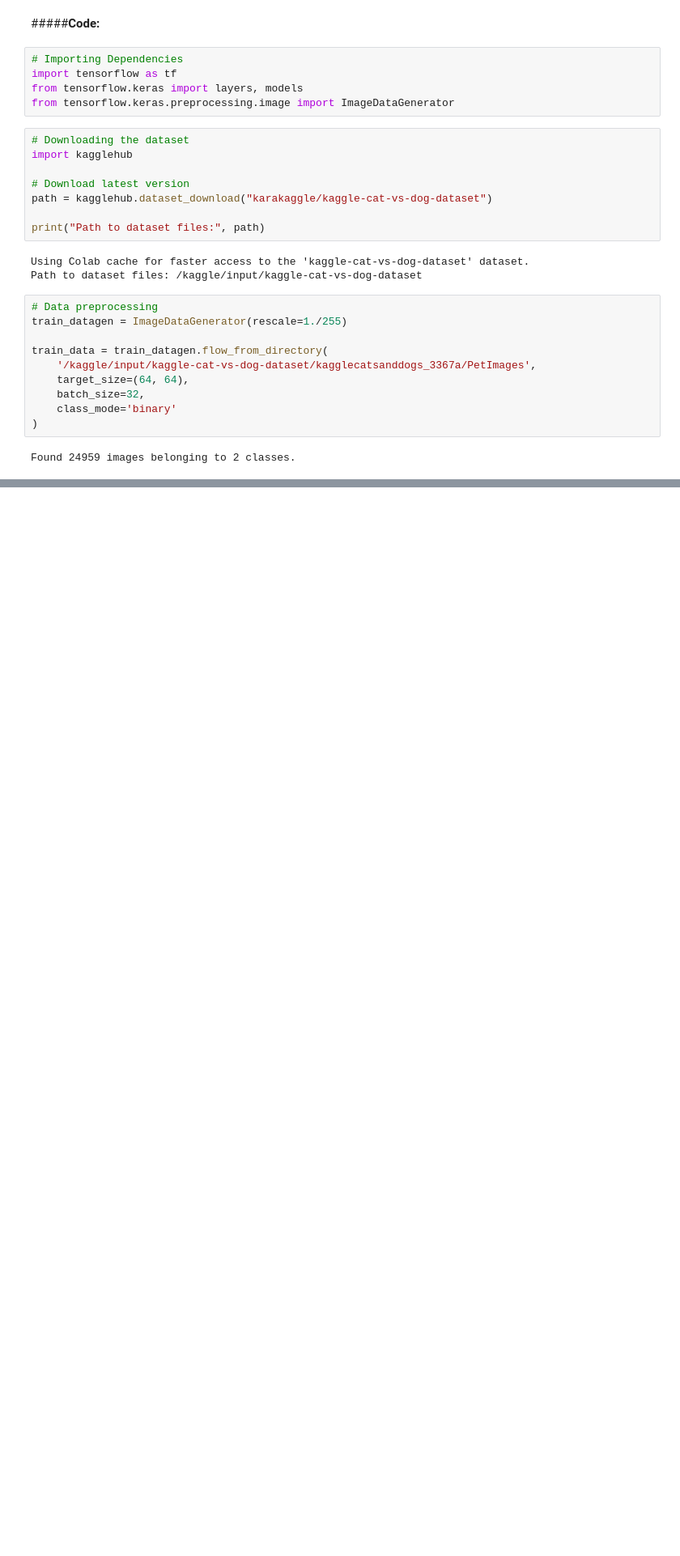
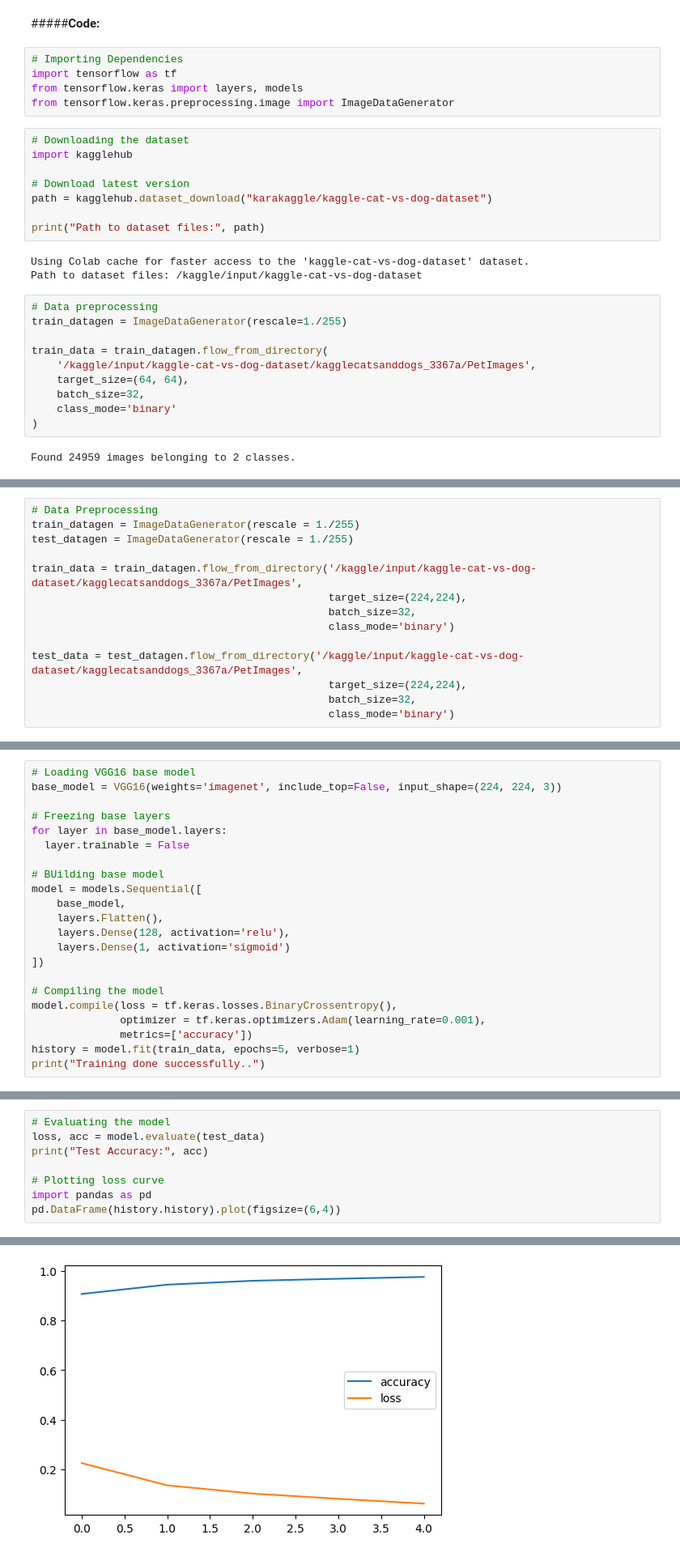
Before and after one commit to danish-khan962/ADGIPS-LabFiles, a Jupyter notebook: Advances in Deep Learning (ADL) Lab/ADL_Lab.ipynb, the cells around one changed output, grey strips where cells are left out. Shown at 81% size. Drawn from its saved outputs; the diff is of its cells as text; blank space fills up the shorter version.

```diff
--- a/Advances in Deep Learning (ADL) Lab/ADL_Lab.ipynb
+++ b/Advances in Deep Learning (ADL) Lab/ADL_Lab.ipynb
@@ -469,0 +496,14 @@ plt.show()
+# %%
+# Data Preprocessing
+train_datagen = ImageDataGenerator(rescale = 1./255)
+test_datagen = ImageDataGenerator(rescale = 1./255)
+
+train_data = train_datagen.flow_from_directory('/kaggle/input/kaggle-cat-vs-dog-dataset/kagglecatsanddogs_3367a/PetImages',
+                                               target_size=(224,224),
+                                               batch_size=32,
+                                               class_mode='binary')
+
+test_data = test_datagen.flow_from_directory('/kaggle/input/kaggle-cat-vs-dog-dataset/kagglecatsanddogs_3367a/PetImages',
+                                               target_size=(224,224),
+                                               batch_size=32,
+                                               class_mode='binary')
@@ -469,0 +513,22 @@ plt.show()
+# %%
+# Loading VGG16 base model
+base_model = VGG16(weights='imagenet', include_top=False, input_shape=(224, 224, 3))
+
+# Freezing base layers
+for layer in base_model.layers:
+  layer.trainable = False
+
+# BUilding base model
+model = models.Sequential([
+    base_model,
+    layers.Flatten(),
+    layers.Dense(128, activation='relu'),
+    layers.Dense(1, activation='sigmoid')
+])
+
+# Compiling the model
+model.compile(loss = tf.keras.losses.BinaryCrossentropy(),
+              optimizer = tf.keras.optimizers.Adam(learning_rate=0.001),
+              metrics=['accuracy'])
+history = model.fit(train_data, epochs=5, verbose=1)
+print("Training done successfully..")
@@ -469,0 +548,9 @@ plt.show()
+# %%
+# Evaluating the model
+loss, acc = model.evaluate(test_data)
+print("Test Accuracy:", acc)
+
+# Plotting loss curve
+import pandas as pd
+pd.DataFrame(history.history).plot(figsize=(6,4))
+# %% [output]
@@ -469,0 +561 @@ plt.show()
+[figure, added]
```
Also changed, not shown: parts of 21 cells of this notebook.
